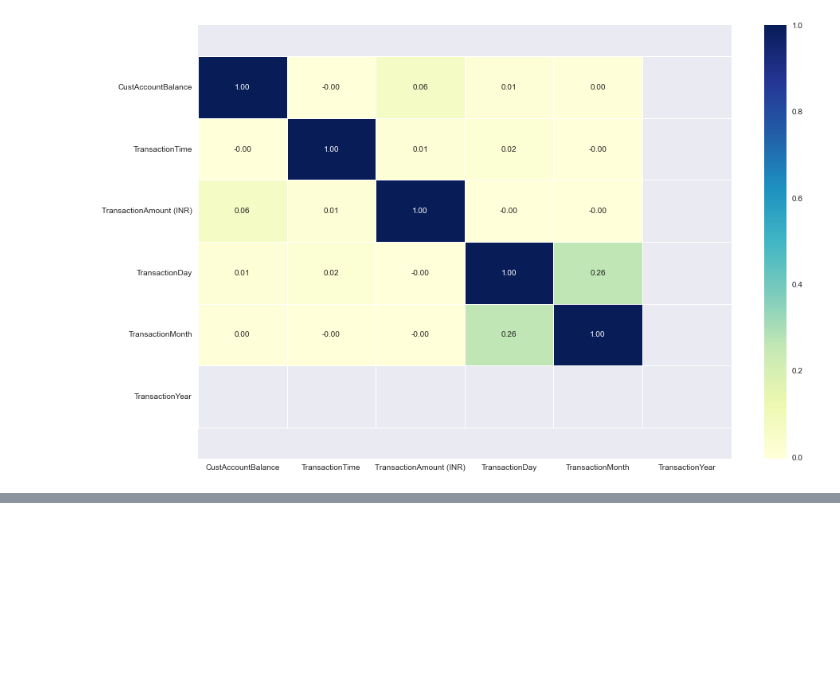
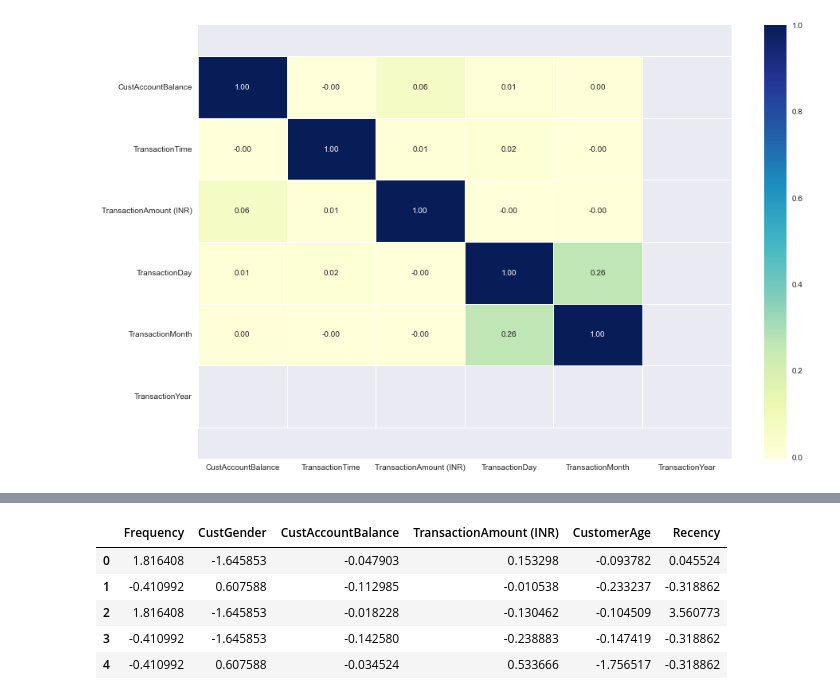
Before and after one commit to abideen-olawuwo/customer-segmentation, a Jupyter notebook: customer_segmentation.ipynb, the cells around one changed output, grey strips where cells are left out. Cells and saved outputs as stored; diff of their text form; code cells hidden in the pictures; blank space fills up the shorter version.

```diff
--- a/customer_segmentation.ipynb
+++ b/customer_segmentation.ipynb
@@ -279,0 +419,3 @@ ax.set_ylim(bottom + 0.5, top - 0.5)
+# %%
+# drop missing data
+MRF_df.dropna(inplace=True)
@@ -279,0 +434,16 @@ ax.set_ylim(bottom + 0.5, top - 0.5)
+# %%
+MRF_df.drop(columns=['CustLocation','TransactionDate'],inplace=True)
+# %%
+MRF_df['CustGender']=MRF_df['CustGender'].map({'M':1,'F':0})
+# %%
+# data scaling
+df_scaled=StandardScaler().fit_transform(MRF_df)
+df_scaled=pd.DataFrame(df_scaled,columns=MRF_df.columns)
+df_scaled.head()
+# %% [output]
+|  | Frequency | CustGender | CustAccountBalance | TransactionAmount (INR) | CustomerAge | Recency |
+| 0 | 1.816408 | -1.645853 | -0.047903 | 0.153298 | -0.093782 | 0.045524 |
+| 1 | -0.410992 | 0.607588 | -0.112985 | -0.010538 | -0.233237 | -0.318862 |
+| 2 | 1.816408 | -1.645853 | -0.018228 | -0.130462 | -0.104509 | 3.560773 |
+| 3 | -0.410992 | -1.645853 | -0.142580 | -0.238883 | -0.147419 | -0.318862 |
+| 4 | -0.410992 | 0.607588 | -0.034524 | 0.533666 | -1.756517 | -0.318862 |
```
Also changed, not shown: parts of 47 cells of this notebook.
